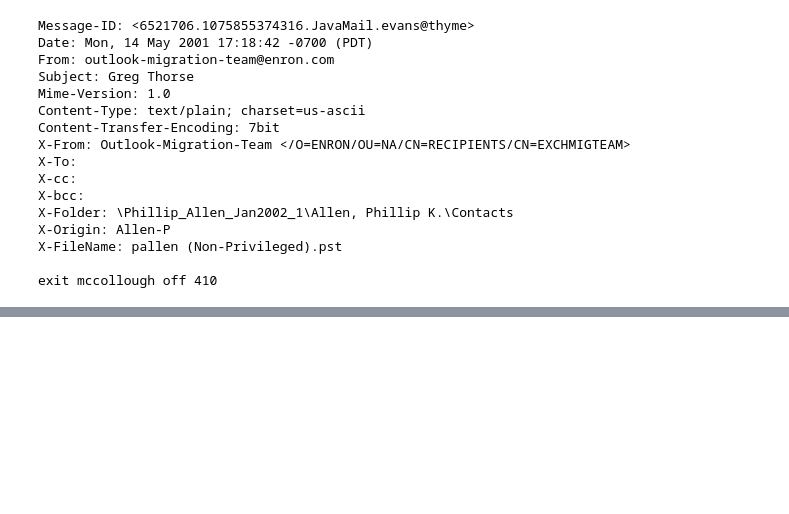
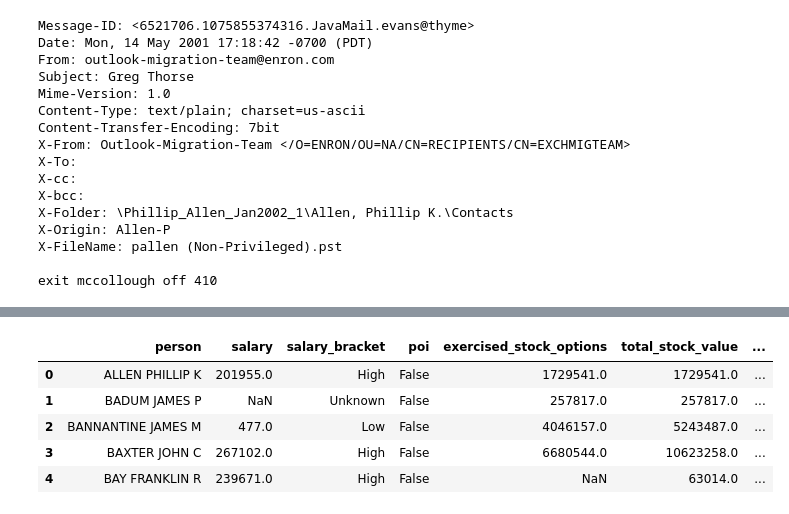
Before and after one commit to mathematiguy/enron-nlp-analysis, a Jupyter notebook: notebooks/2023-11-27-exploring-the-enron-dataset.ipynb, the cells around one changed output, grey strips where cells are left out. Saved outputs shown, nothing was run; the diff lists cells and outputs as text; code cells hidden in the pictures; blank space fills up the shorter version.

```diff
--- a/notebooks/2023-11-27-exploring-the-enron-dataset.ipynb
+++ b/notebooks/2023-11-27-exploring-the-enron-dataset.ipynb
@@ -87,0 +106,47 @@ exit mccollough off 410
+# %%
+# Organizing people by salary level and assessing insider trading risk
+
+# Define salary brackets
+salary_brackets = {
+    'Low': (0, 50000),
+    'Medium': (50001, 150000),
+    'High': (150001, 300000),
+    'Very High': (300001, float('inf'))
+}
+
+# Function to categorize salary into brackets
+def categorize_salary(salary):
+    for bracket, (low, high) in salary_brackets.items():
+        if low <= salary <= high:
+            return bracket
+    return 'Unknown'
+
+# Categorize each person's salary
+fraud_data['salary_bracket'] = fraud_data['salary'].apply(categorize_salary)
+
+# Assessing insider trading risk
+# A simple approach: High risk if the person is a POI and has exercised a high amount of stock options
+# or has a high total stock value. Thresholds for 'high' are set arbitrarily for demonstration.
+high_stock_options_threshold = 1000000  # Arbitrary threshold for high stock options
+high_total_stock_threshold = 2000000  # Arbitrary threshold for high total stock value
+
+def assess_insider_trading_risk(row):
+    is_poi = row['poi']
+    high_stock_options = row['exercised_stock_options'] > high_stock_options_threshold
+    high_total_stock = row['total_stock_value'] > high_total_stock_threshold
+    if is_poi and (high_stock_options or high_total_stock):
+        return 'High Risk'
+    return 'Low Risk'
+
+# Apply the insider trading risk assessment
+fraud_data['insider_trading_risk'] = fraud_data.apply(assess_insider_trading_risk, axis=1)
+
+# Display the modified DataFrame with salary brackets and insider trading risk assessment
+fraud_data[['person', 'salary', 'salary_bracket', 'poi', 'exercised_stock_options', 'total_stock_value', 'insider_trading_risk']].head()
+# %% [output]
+|  | person | salary | salary_bracket | poi | exercised_stock_options | total_stock_value | ... |
+| 0 | ALLEN PHILLIP K | 201955.0 | High | False | 1729541.0 | 1729541.0 | ... |
+| 1 | BADUM JAMES P | NaN | Unknown | False | 257817.0 | 257817.0 | ... |
+| 2 | BANNANTINE JAMES M | 477.0 | Low | False | 4046157.0 | 5243487.0 | ... |
+| 3 | BAXTER JOHN C | 267102.0 | High | False | 6680544.0 | 10623258.0 | ... |
+| 4 | BAY FRANKLIN R | 239671.0 | High | False | NaN | 63014.0 | ... |
```
Also changed, not shown: parts of 13 cells of this notebook.
